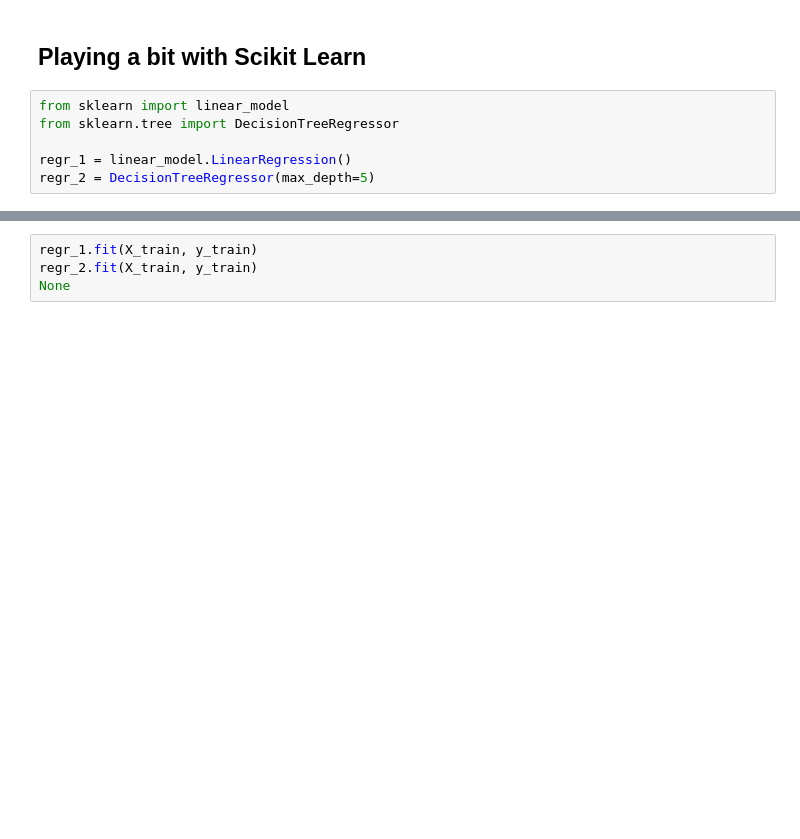
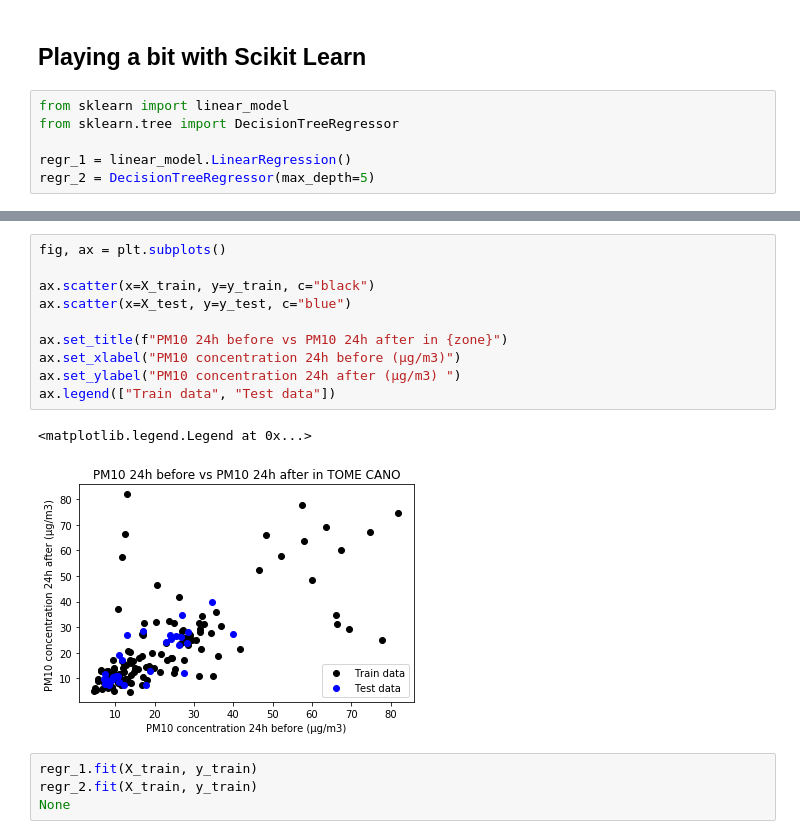
Before and after one commit to carlosdg/AirPollutionForecasting, a Jupyter notebook: Software/jupyter/notebooks/ExploringTheData.ipynb, the cells around one changed output, grey strips where cells are left out. Cells and saved outputs as stored; diff of their text form; blank space fills up the shorter version.

```diff
--- a/Software/jupyter/notebooks/ExploringTheData.ipynb
+++ b/Software/jupyter/notebooks/ExploringTheData.ipynb
@@ -230,3 +298,16 @@ ax = plt.scatter(x=X_test, y=y_test, c="blue")
+# %%
+fig, ax = plt.subplots()
+
+ax.scatter(x=X_train, y=y_train, c="black")
+ax.scatter(x=X_test, y=y_test, c="blue")
+
+ax.set_title(f"PM10 24h before vs PM10 24h after in {zone}")
+ax.set_xlabel("PM10 concentration 24h before (µg/m3)")
+ax.set_ylabel("PM10 concentration 24h after (µg/m3) ")
+ax.legend(["Train data", "Test data"])
+# %% [output]
+<matplotlib.legend.Legend at 0x...>
+[figure, added]
 # %%
 regr_1.fit(X_train, y_train)
 regr_2.fit(X_train, y_train)
```
Also changed, not shown: parts of 20 cells of this notebook.
